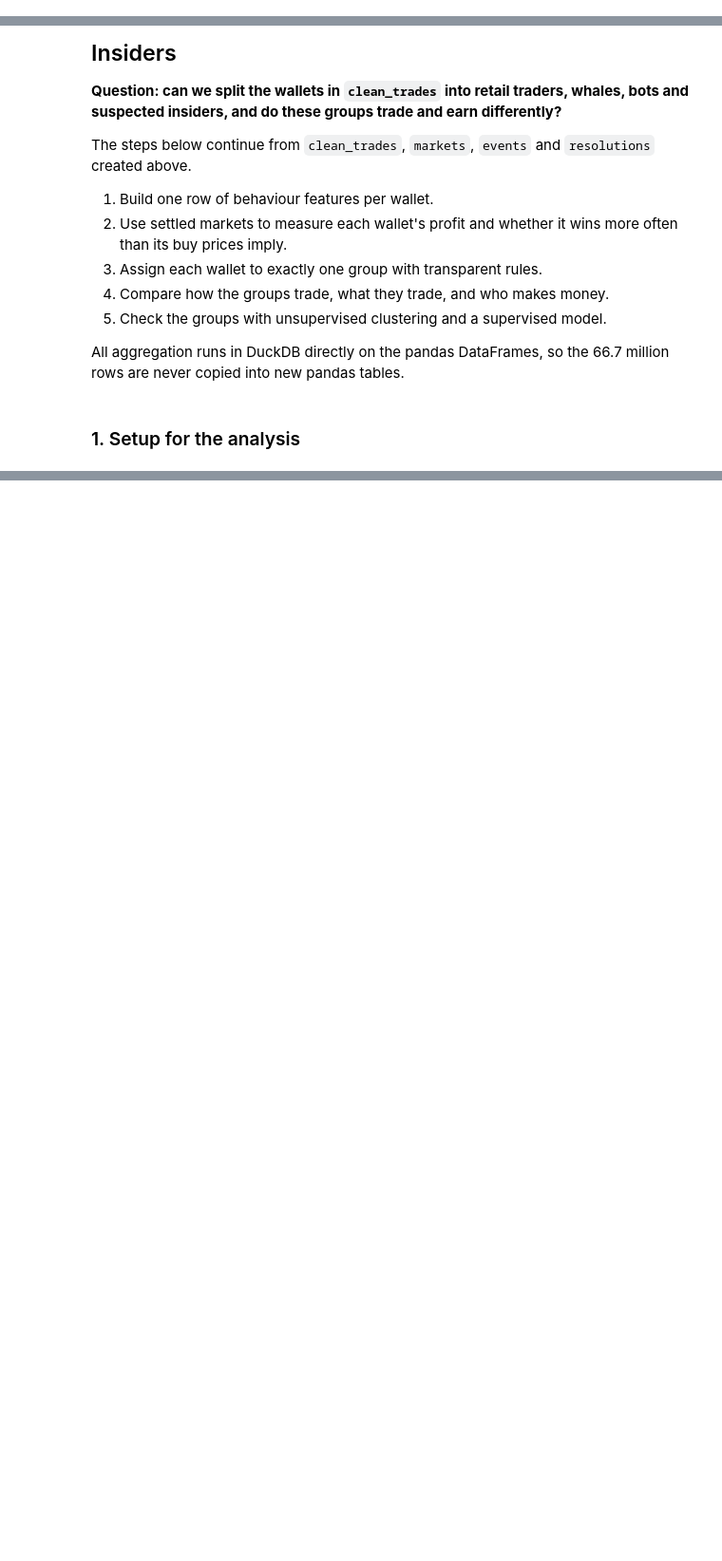
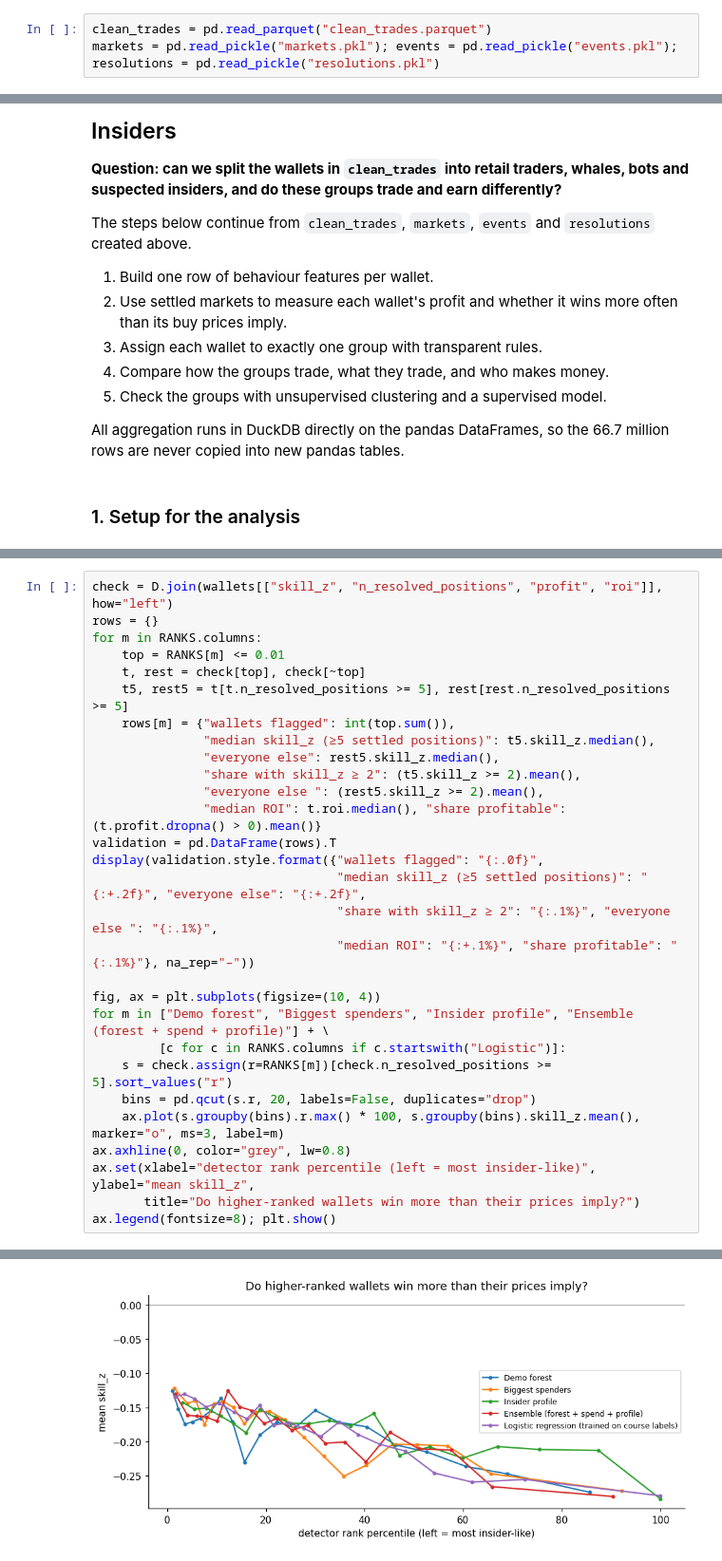
Before and after one commit to Cumuifreer/ucla-stats161-project, a Jupyter notebook: midterm_extended.ipynb, the cells around one changed output, grey strips where cells are left out. Shown at 95% size. Drawn from its saved outputs; the diff is of its cells as text; blank space fills up the shorter version.

```diff
--- a/midterm_extended.ipynb
+++ b/midterm_extended.ipynb
@@ -19,3 +22,6 @@ from io import BytesIO
+# %%
+clean_trades = pd.read_parquet("clean_trades.parquet")
+markets = pd.read_pickle("markets.pkl"); events = pd.read_pickle("events.pkl"); resolutions = pd.read_pickle("resolutions.pkl")
 # %% [markdown]
 ### 2. Dates and access settings
 # %%
@@ -702,0 +687,30 @@ db.close()
+# %%
+check = D.join(wallets[["skill_z", "n_resolved_positions", "profit", "roi"]], how="left")
+rows = {}
+for m in RANKS.columns:
+    top = RANKS[m] <= 0.01
+    t, rest = check[top], check[~top]
+    t5, rest5 = t[t.n_resolved_positions >= 5], rest[rest.n_resolved_positions >= 5]
+    rows[m] = {"wallets flagged": int(top.sum()),
+               "median skill_z (≥5 settled positions)": t5.skill_z.median(),
+               "everyone else": rest5.skill_z.median(),
+               "share with skill_z ≥ 2": (t5.skill_z >= 2).mean(),
+               "everyone else ": (rest5.skill_z >= 2).mean(),
+               "median ROI": t.roi.median(), "share profitable": (t.profit.dropna() > 0).mean()}
+validation = pd.DataFrame(rows).T
+display(validation.style.format({"wallets flagged": "{:.0f}",
+                                 "median skill_z (≥5 settled positions)": "{:+.2f}", "everyone else": "{:+.2f}",
+                                 "share with skill_z ≥ 2": "{:.1%}", "everyone else ": "{:.1%}",
+                                 "median ROI": "{:+.1%}", "share profitable": "{:.1%}"}, na_rep="–"))
+
+fig, ax = plt.subplots(figsize=(10, 4))
+for m in ["Demo forest", "Biggest spenders", "Insider profile", "Ensemble (forest + spend + profile)"] + \
+         [c for c in RANKS.columns if c.startswith("Logistic")]:
+    s = check.assign(r=RANKS[m])[check.n_resolved_positions >= 5].sort_values("r")
+    bins = pd.qcut(s.r, 20, labels=False, duplicates="drop")
+    ax.plot(s.groupby(bins).r.max() * 100, s.groupby(bins).skill_z.mean(), marker="o", ms=3, label=m)
+ax.axhline(0, color="grey", lw=0.8)
+ax.set(xlabel="detector rank percentile (left = most insider-like)", ylabel="mean skill_z",
+       title="Do higher-ranked wallets win more than their prices imply?")
+ax.legend(fontsize=8); plt.show()
+# %% [output]
@@ -702,0 +725 @@ db.close()
+[figure, added]
```
Also changed, not shown: parts of 70 cells of this notebook.
